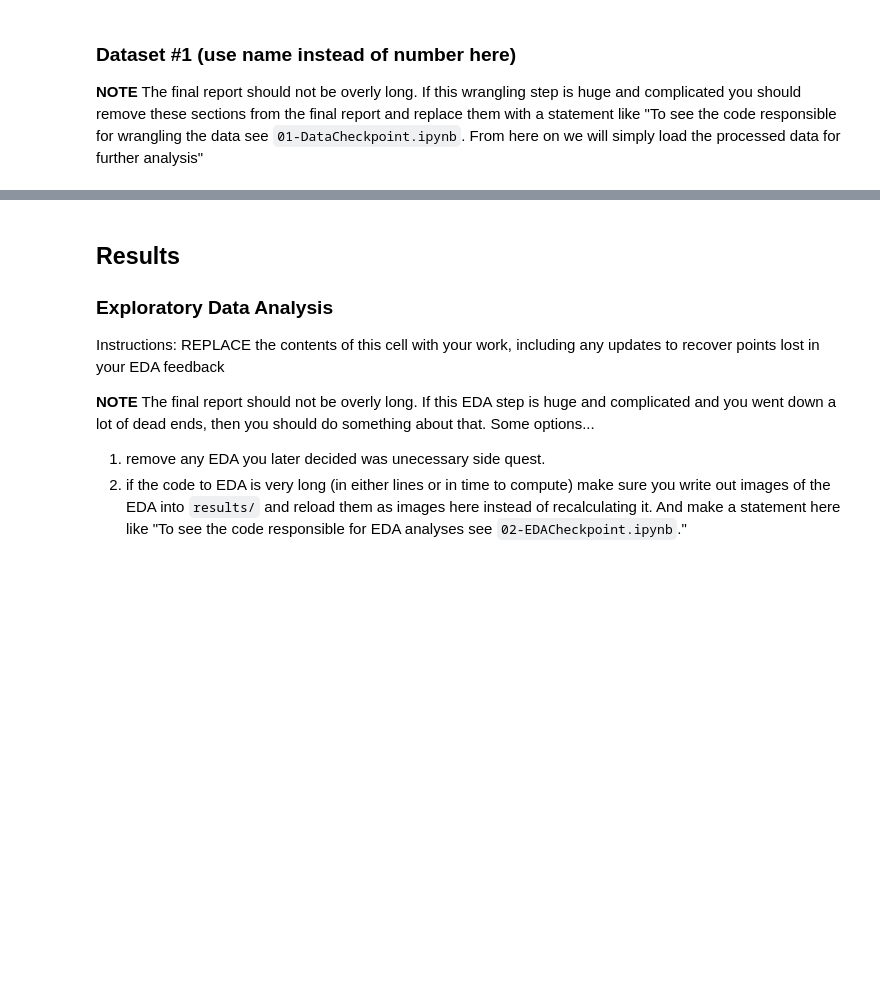
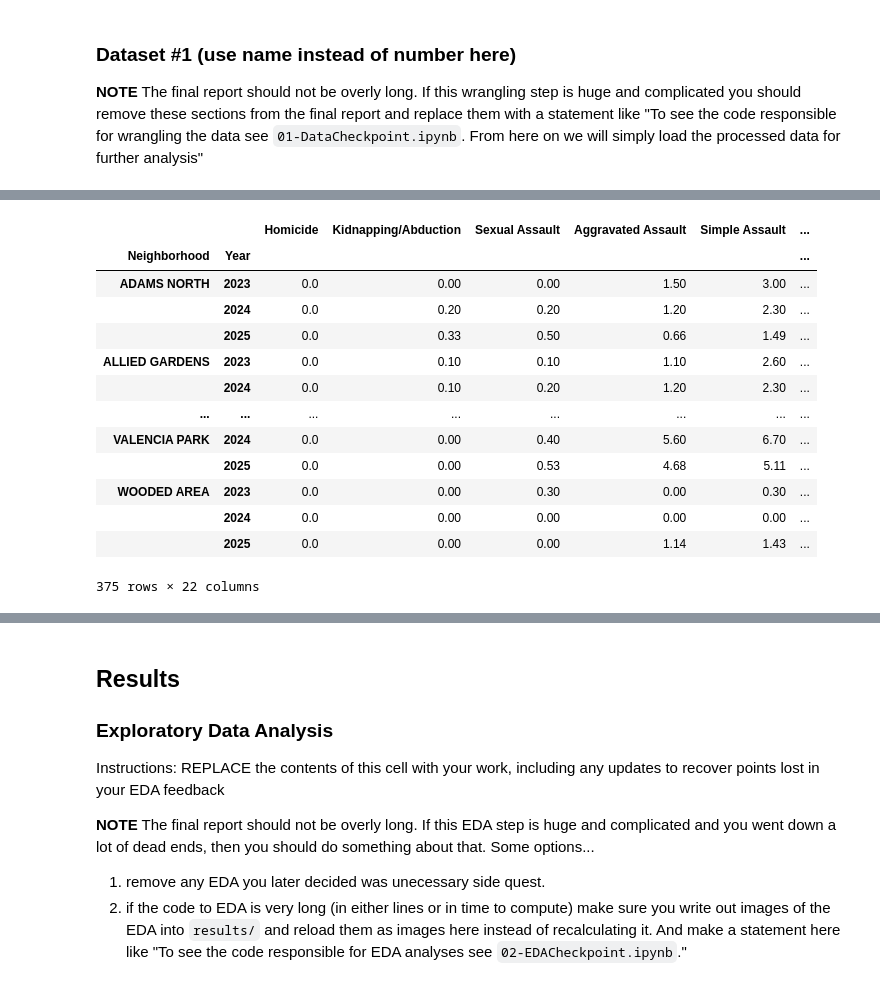
Before and after one commit to COGS108/Group022_WI26, a Jupyter notebook: 03-FinalProject.ipynb, the cells around one changed output, grey strips where cells are left out. Cells and saved outputs as stored; diff of their text form; code cells hidden in the pictures; blank space fills up the shorter version.

Commit message:
Making mega crime dataset

```diff
--- a/03-FinalProject.ipynb
+++ b/03-FinalProject.ipynb
@@ -97,0 +98,13 @@ Instructions: REPLACE the contents of this cell with your work, including any up
+# %%
+crime_df_2023 = pd.read_csv('data/02-processed/clean_nibrs_crime_rates_2023.csv')
+crime_df_2024 = pd.read_csv('data/02-processed/clean_nibrs_crime_rates_2024.csv')
+crime_df_2025 = pd.read_csv('data/02-processed/clean_nibrs_crime_rates_2025.csv')
+# %%
+# Add a year column to all datasets
+crime_df_2023['Year'] = [2023] * crime_df_2023.shape[0]
+crime_df_2024['Year'] = [2024] * crime_df_2024.shape[0]
+crime_df_2025['Year'] = [2025] * crime_df_2025.shape[0]
+# %%
+# Add all crime datasets together
+crime_df = pd.concat([crime_df_2023, crime_df_2024, crime_df_2025])
+crime_df
@@ -97,0 +125,19 @@ Instructions: REPLACE the contents of this cell with your work, including any up
+# %%
+# Now we can see how the crime rates changed in each neighborhood for each year
+neighborhood_crime_df = crime_df.groupby(['Neighborhood', 'Year']).sum()
+neighborhood_crime_df
+# %% [output]
+|  |  | Homicide | Kidnapping/Abduction | Sexual Assault | Aggravated Assault | Simple Assault | ... |
+| Neighborhood | Year |  |  |  |  |  | ... |
+| ADAMS NORTH | 2023 | 0.0 | 0.00 | 0.00 | 1.50 | 3.00 | ... |
+|  | 2024 | 0.0 | 0.20 | 0.20 | 1.20 | 2.30 | ... |
+|  | 2025 | 0.0 | 0.33 | 0.50 | 0.66 | 1.49 | ... |
+| ALLIED GARDENS | 2023 | 0.0 | 0.10 | 0.10 | 1.10 | 2.60 | ... |
+|  | 2024 | 0.0 | 0.10 | 0.20 | 1.20 | 2.30 | ... |
+| ... | ... | ... | ... | ... | ... | ... | ... |
+| VALENCIA PARK | 2024 | 0.0 | 0.00 | 0.40 | 5.60 | 6.70 | ... |
+|  | 2025 | 0.0 | 0.00 | 0.53 | 4.68 | 5.11 | ... |
+| WOODED AREA | 2023 | 0.0 | 0.00 | 0.30 | 0.00 | 0.30 | ... |
+|  | 2024 | 0.0 | 0.00 | 0.00 | 0.00 | 0.00 | ... |
+|  | 2025 | 0.0 | 0.00 | 0.00 | 1.14 | 1.43 | ... |
+375 rows × 22 columns
```
Also changed, not shown: parts of 6 cells of this notebook.
